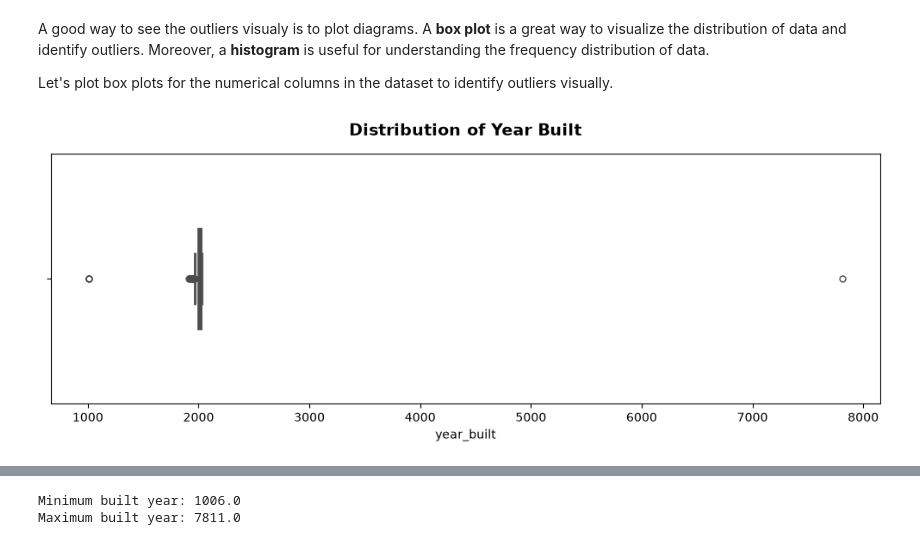
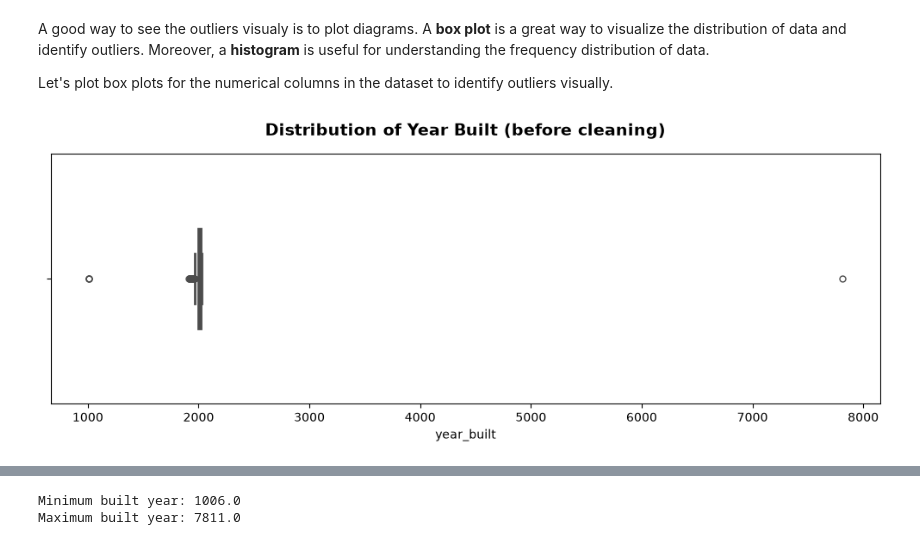
Before and after one commit to moliiner/rent_analysis_seoul, a Jupyter notebook: Notebook.ipynb, the cells around one changed output, grey strips where cells are left out. Drawn from its saved outputs; the diff is of its cells as text; code cells hidden in the pictures.

```diff
--- a/Notebook.ipynb
+++ b/Notebook.ipynb
@@ -69,5 +72,5 @@ In this analysis, the dataset is loaded from the file path `'C:\\Users\\jamol\\D
 # %%
-df = pd.read_csv('C:\\Users\\jamol\\Datasets\\Seoul_Rentals_2022_2025.csv')
+df = pd.read_csv('data/Seoul_Rentals_2022_2025.csv')
 # %% [markdown]
 ## **3: Data exploration**
 # %% [markdown]
@@ -389,19 +401,19 @@ Let's plot box plots for the numerical columns in the dataset to identify outlie
 # %%
 # Box plot
 plt.figure(figsize=(10, 4))
 
 sns.boxplot(
     x=df[column],
     color="#4C72B0",
     width=0.4,
     fliersize=5,
     linewidth=2
 )
 
-plt.title('Distribution of Year Built', fontsize=14, pad=15, fontweight='bold')
+plt.title('Distribution of Year Built (before cleaning)', fontsize=14, pad=15, fontweight='bold')
 plt.xlabel(column)
 
 plt.tight_layout()
 plt.show()
 # %% [output]
-[figure, old version]
+[figure, new version]
```
Also changed, not shown: parts of 142 cells of this notebook, 8 other files.
